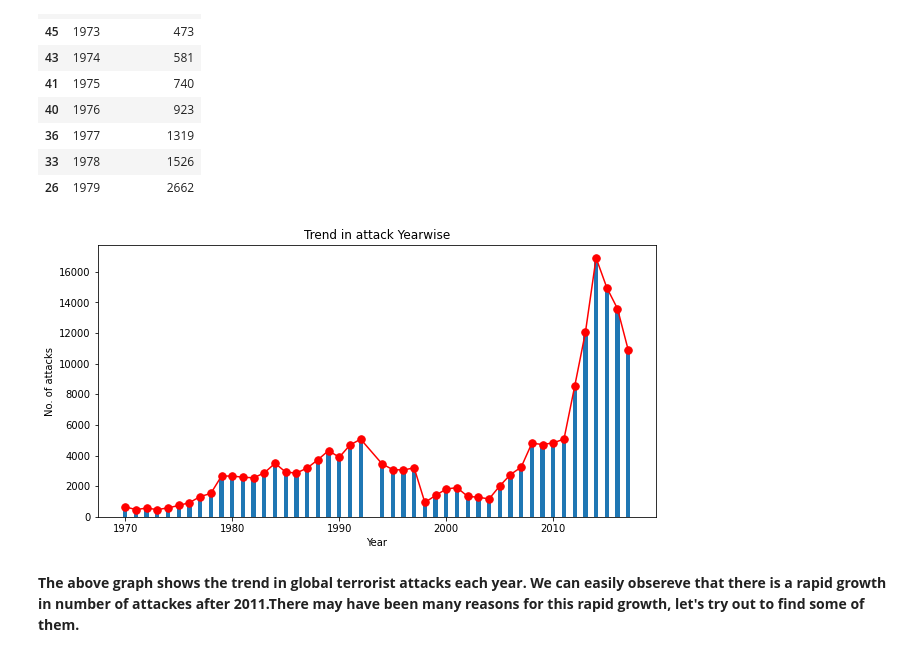
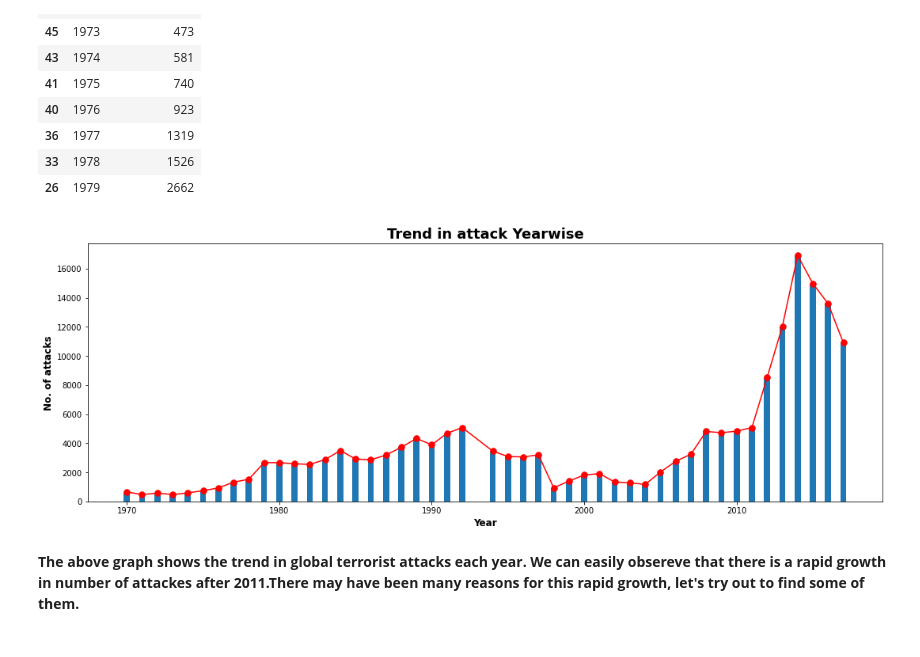
Before and after one commit to disuja7/Global_terrorism_analysis, a Jupyter notebook: Deeshu_Kumar_Global_Terrorism_Analysis_Capstone_Project.ipynb, the cells around one changed output. Cells and saved outputs as stored; diff of their text form; code cells hidden in the pictures.

```diff
--- a/Deeshu_Kumar_Global_Terrorism_Analysis_Capstone_Project.ipynb
+++ b/Deeshu_Kumar_Global_Terrorism_Analysis_Capstone_Project.ipynb
@@ -136,20 +142,20 @@ year_wise_attack.head(10)
 # %%
 # Visualising the above result using matplotlib line & bar chart
 import matplotlib.pyplot as plt
 years = list(year_wise_attack['Year'])
 attacks = list(year_wise_attack['No. of attacks'])
-fig = plt.figure(figsize = (10, 5))
+fig = plt.figure(figsize = (18,6))
 # creating the bar plot
 plt.bar(years,attacks,
         width = 0.4)
 plt.plot(years,attacks,marker='.', color='red', ms=15)
 
-plt.xlabel("Year")
-plt.ylabel("No. of attacks")
-plt.title("Trend in attack Yearwise")
+plt.xlabel("Year",weight='bold',fontsize=12)
+plt.ylabel("No. of attacks",weight='bold',fontsize=12)
+plt.title("Trend in attack Yearwise",weight='bold',fontsize=18)
 plt.show()
 # %% [output]
-[figure, old version]
+[figure, new version]
 # %% [markdown]
 **The above graph shows the trend in global terrorist attacks each year. We can easily obsereve that there is a rapid growth in number of attackes after 2011.There may have been many reasons for this rapid growth, let's try out to find some of them.**
 # %%
```
Also changed, not shown: parts of 31 cells of this notebook.
